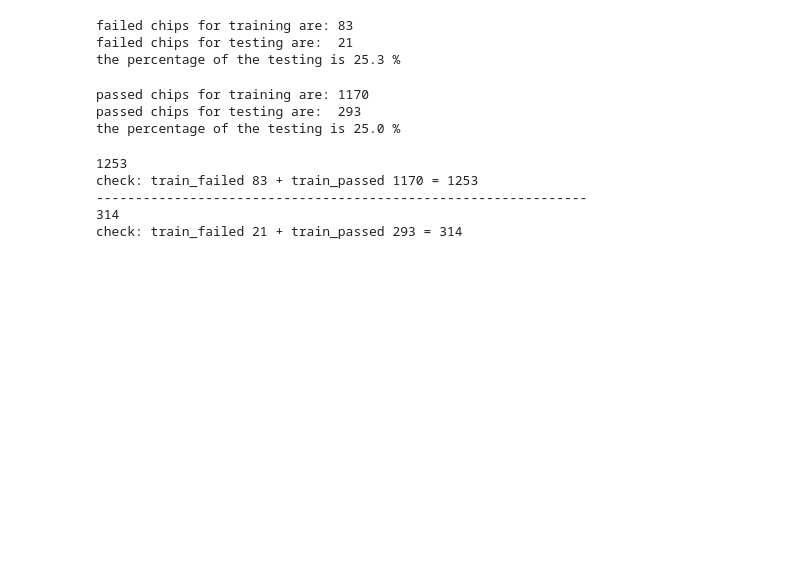
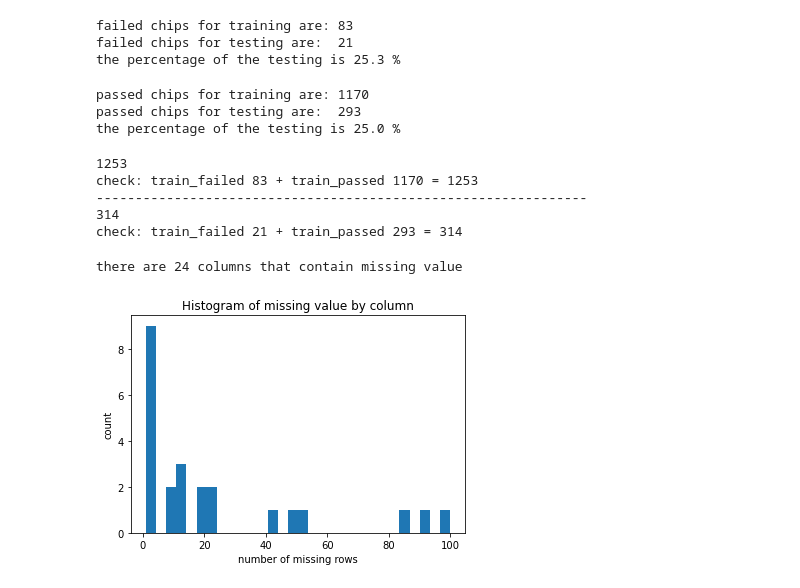
Before and after one commit to HayateSato/SECOM_Project, a Jupyter notebook: secom_file_hayate.ipynb, the cells around one changed output. Saved outputs shown, nothing was run; the diff lists cells and outputs as text; code cells hidden in the pictures; blank space fills up the shorter version.

```diff
--- a/secom_file_hayate.ipynb
+++ b/secom_file_hayate.ipynb
@@ -31,10 +31,10 @@ url = "https://archive.ics.uci.edu/static/public/179/secom.zip"
 zip_file = requests.get(url)
 
 # opening the zipped folder
-secom_files =  zipfile.ZipFile(BytesIO(secom_zip_file.content), 'r')
+secom_files =  zipfile.ZipFile(BytesIO(zip_file.content), 'r')
 
 # printing the file names inside the zip
-secom_files_names =  (zipfile.ZipFile(BytesIO(secom_zip_file.content))).namelist()
+secom_files_names =  (zipfile.ZipFile(BytesIO(zip_file.content))).namelist()
 print(secom_files_names)
 # %% [output]
 ['secom.data', 'secom.names', 'secom_labels.data']
@@ -256,3 +272,16 @@ check: train_failed 83 + train_passed 1170 = 1253
 ---------------------------------------------------------------
 314
 check: train_failed 21 + train_passed 293 = 314
+# %%
+missing_list = secom_features_df.isnull().sum()
+missing_list = missing_list.sort_values(ascending=False)
+missing_count = missing_list.value_counts(dropna=False)
+print(f"there are {len(missing_count)} columns that contain missing value")
+plt.hist(missing_count, bins=30)
+plt.title('Histogram of missing value by column')
+plt.xlabel('number of missing rows')
+plt.ylabel('count')
+plt.show()
+# %% [output]
+there are 24 columns that contain missing value
+[figure, added]
```
Also changed, not shown: parts of 9 cells of this notebook, 2 other files.
